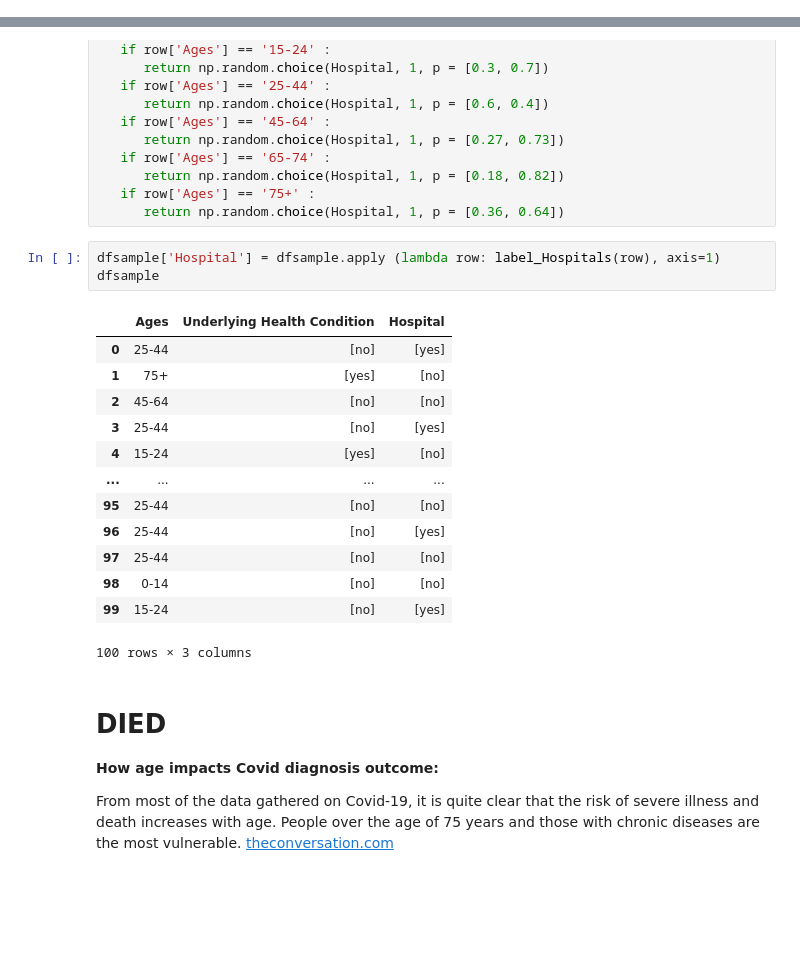
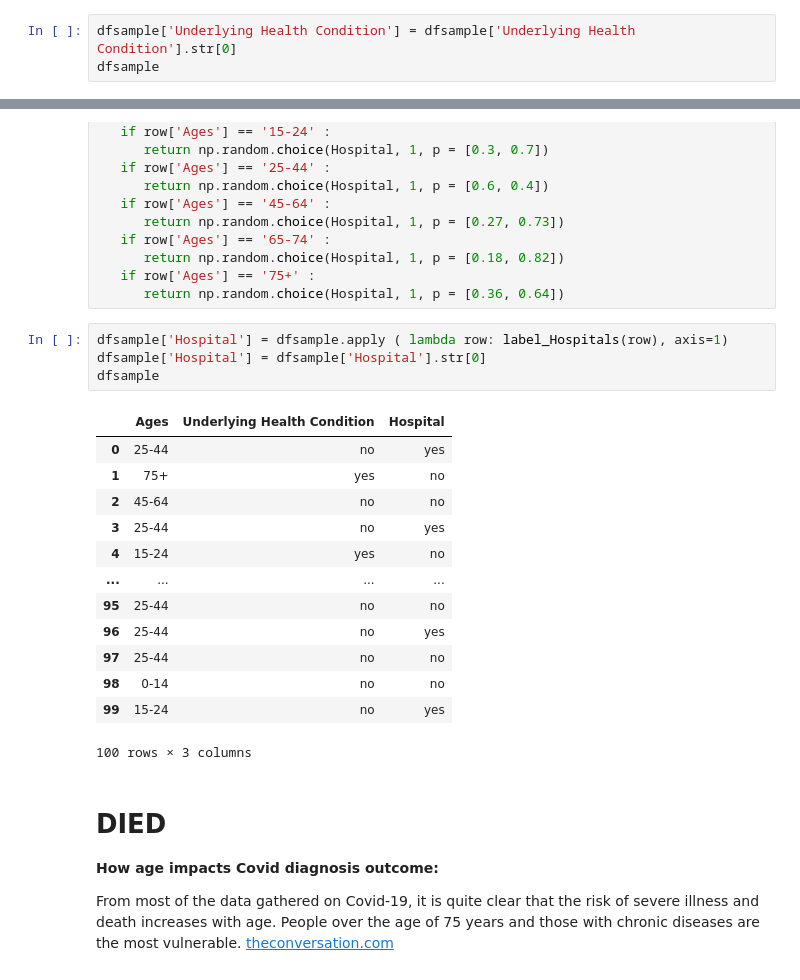
Before and after one commit to AineNicD/simulating-data, a Jupyter notebook: simulating-data.ipynb, the cells around one changed output, grey strips where cells are left out. Drawn from its saved outputs; the diff is of its cells as text; blank space fills up the shorter version.

```diff
--- a/simulating-data.ipynb
+++ b/simulating-data.ipynb
@@ -525,0 +530,3 @@ dfsample
+# %%
+dfsample['Underlying Health Condition'] = dfsample['Underlying Health Condition'].str[0]
+dfsample
@@ -554,21 +575,22 @@ def label_Hospitals (row):
    if row['Ages'] == '75+' :
       return np.random.choice(Hospital, 1, p = [0.36, 0.64])
 # %%
-dfsample['Hospital'] = dfsample.apply (lambda row: label_Hospitals(row), axis=1)
+dfsample['Hospital'] = dfsample.apply ( lambda row: label_Hospitals(row), axis=1)
+dfsample['Hospital'] = dfsample['Hospital'].str[0]
 dfsample
 # %% [output]
 |  | Ages | Underlying Health Condition | Hospital |
-| 0 | 25-44 | [no] | [yes] |
-| 1 | 75+ | [yes] | [no] |
-| 2 | 45-64 | [no] | [no] |
-| 3 | 25-44 | [no] | [yes] |
-| 4 | 15-24 | [yes] | [no] |
+| 0 | 25-44 | no | yes |
+| 1 | 75+ | yes | no |
+| 2 | 45-64 | no | no |
+| 3 | 25-44 | no | yes |
+| 4 | 15-24 | yes | no |
 | ... | ... | ... | ... |
-| 95 | 25-44 | [no] | [no] |
-| 96 | 25-44 | [no] | [yes] |
-| 97 | 25-44 | [no] | [no] |
-| 98 | 0-14 | [no] | [no] |
-| 99 | 15-24 | [no] | [yes] |
+| 95 | 25-44 | no | no |
+| 96 | 25-44 | no | yes |
+| 97 | 25-44 | no | no |
+| 98 | 0-14 | no | no |
+| 99 | 15-24 | no | yes |
 100 rows × 3 columns
 # %% [markdown]
 # DIED
```
Also changed, not shown: parts of 32 cells of this notebook.
